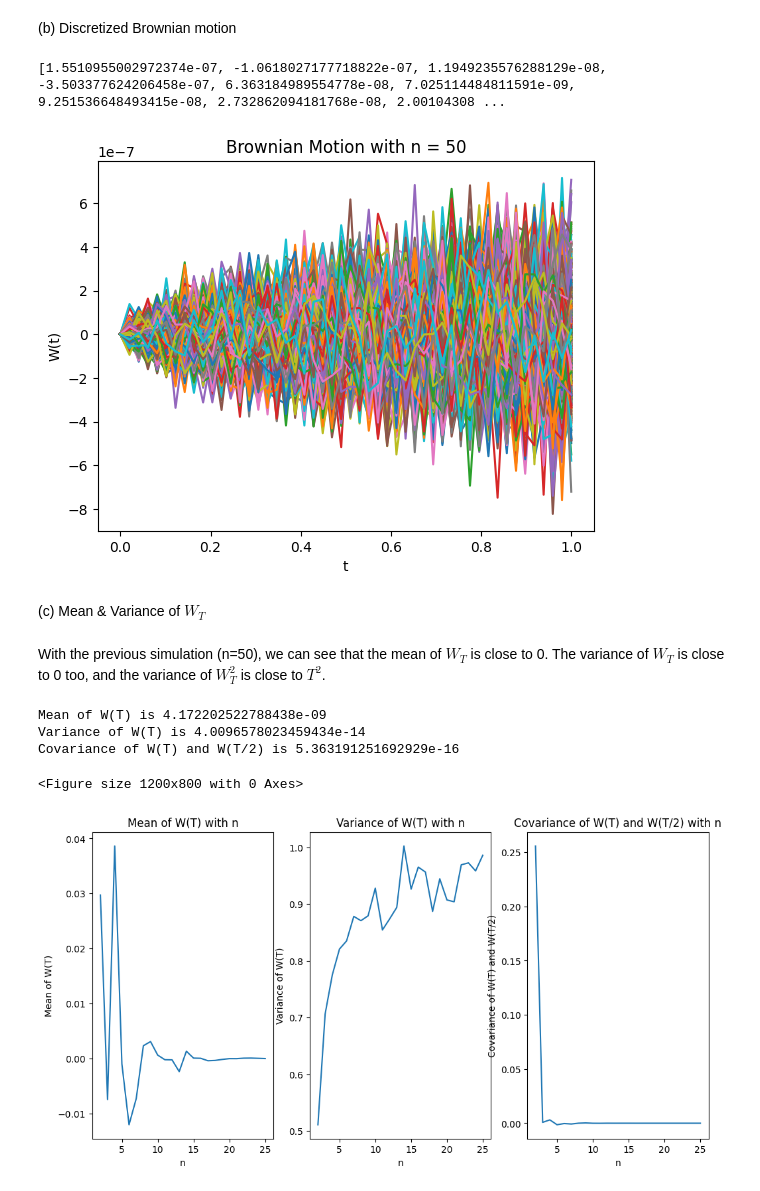
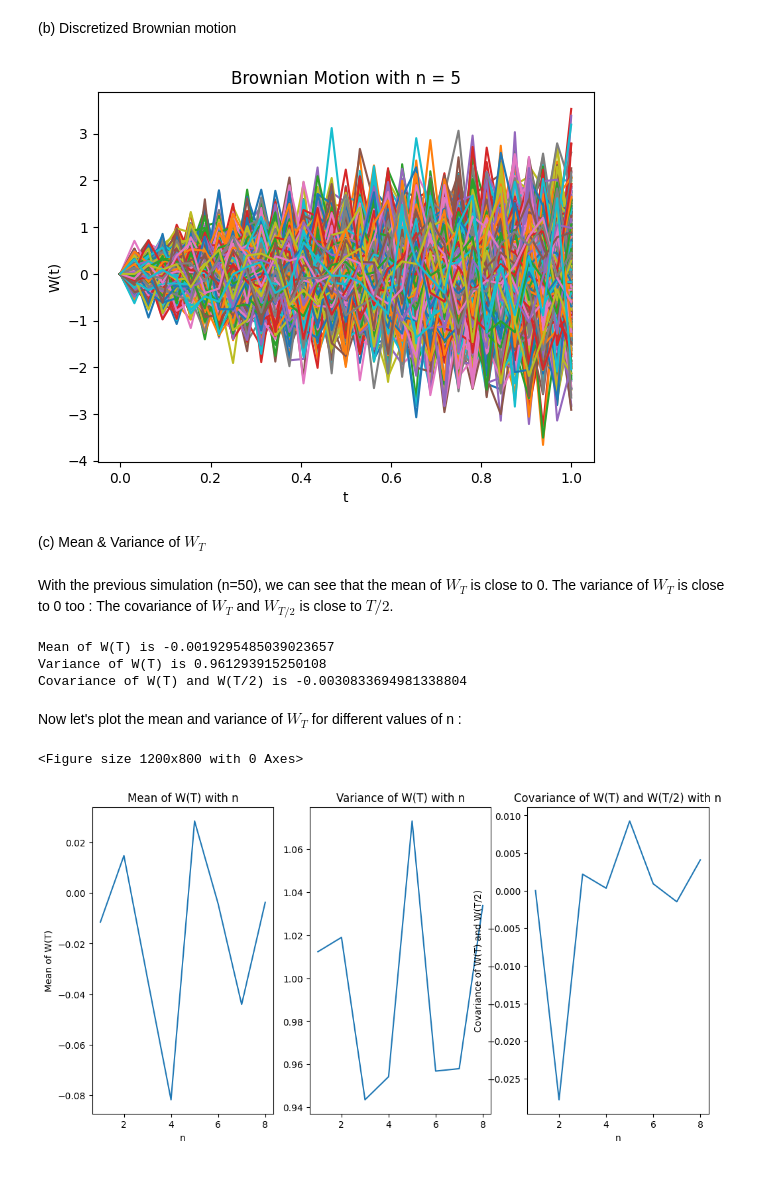
Before and after one commit to Matt-Olek/MAP552-Stochastic-models, a Jupyter notebook: CPS1.2.ipynb, the cells around one changed output. Cells and saved outputs as stored; diff of their text form; code cells hidden in the pictures.

```diff
--- a/CPS1.2.ipynb
+++ b/CPS1.2.ipynb
@@ -8,12 +8,10 @@ import numpy as np
 import matplotlib.pyplot as plt
 # %%
 T=1
-n=50
+n=5
 W0 = 0
 def delta_T(t,N):
     return t*2**(-N)
-def t(N,i)):
-    return i*delta_T(T,N)
 # %% [markdown]
 (a)
 # %% [markdown]
@@ -21,38 +19,37 @@ def t(N,i)):
 # %%
 def W(t,N,i):
     if i==0:
         return W0
     else:
         Z = np.random.normal(0,1)
         return W(t,N,i-1) + Z*np.sqrt(delta_T(t,N))
 
 def Simulation(T,n,number_simulation,plot=True):
     WT_list = []
     WT_on_2_list = []
     for i in range(number_simulation):
         Y = []
-        for j in range(n):
+        for j in range(2**n+1):
             Y.append(W(T,n,j))
         WT_on_2_list.append(Y[n//2])
         WT_list.append(Y[-1])
         if plot:
-            plt.plot(np.linspace(0,T,n),Y)
+            plt.plot(np.linspace(0,T,2**n+1),Y)
     if plot:
         plt.title('Brownian Motion with n = '+str(n))
         plt.xlabel('t')
         plt.ylabel('W(t)')
     return WT_list,WT_on_2_list
 
 WT_list_1000,WT_on_2_list_1000 = Simulation(T,n,1000)
-print(WT_list_1000)
 plt.show()
 # %% [output]
-[1.5510955002972374e-07, -1.0618027177718822e-07, 1.1949235576288129e-08, -3.503377624206458e-07, 6.363184989554778e-08, 7.025114484811591e-09, 9.251536648493415e-08, 2.732862094181768e-08, 2.00104308 ...
-[figure, old version]
+[figure, new version]
 # %% [markdown]
 (c) Mean & Variance of $W_T$
 # %% [markdown]
-With the previous simulation (n=50), we can see that the mean of $W_T$ is close to 0. The variance of $W_T$ is close to 0 too, and the variance of $W_T^2$ is close to $T^2$.
+With the previous simulation (n=50), we can see that the mean of $W_T$ is close to 0. The variance of $W_T$ is close to 0 too :
+The covariance of $W_{T}$ and $W_{T/2}$ is close to $T/2$.
 # %%
 # With the previous simulation (n=50)
 meanWT = np.mean(WT_list_1000)
@@ -62,39 +59,41 @@ print('Mean of W(T) is',meanWT)
 print('Variance of W(T) is',varWT)
 print('Covariance of W(T) and W(T/2) is',covariance)
 # %% [output]
-Mean of W(T) is 4.172202522788438e-09
-Variance of W(T) is 4.0096578023459434e-14
-Covariance of W(T) and W(T/2) is 5.363191251692929e-16
+Mean of W(T) is -0.0019295485039023657
+Variance of W(T) is 0.961293915250108
+Covariance of W(T) and W(T/2) is -0.0030833694981338804
+# %% [markdown]
+Now let's plot the mean and variance of $W_T$ for different values of n :
 # %%
-max_n = 25
+max_n = 8
 meanWT_list = []
 varWT_list = []
 covariance_list = []
 
 
 plt.figure(figsize=(12, 8))
-for i in range (2,max_n+1):
+for i in range (1,max_n+1):
     WT_list_out,WT_on_2_list_out = Simulation(T,i,1000,False)
     meanWT = np.mean(WT_list_out)
     varWT = np.var(WT_list_out)
     covariance = np.cov(WT_list_out,WT_on_2_list_out)[0][1]
     meanWT_list.append(meanWT)
-    varWT_list.append(varWT/(i*delta_T(T,i)))
+    varWT_list.append(varWT)
     covariance_list.append(covariance)
 
 plt.figure(figsize=(12,6))
 plt.subplot(1,3,1)
-plt.plot(np.linspace(2,max_n,max_n-1),meanWT_list)
+plt.plot(np.linspace(1,max_n,max_n),meanWT_list)
 plt.title('Mean of W(T) with n')
 plt.xlabel('n')
 plt.ylabel('Mean of W(T)')
 
 plt.subplot(1,3,2)
-plt.plot(np.linspace(2,max_n,max_n-1),varWT_list)
+plt.plot(np.linspace(1,max_n,max_n),varWT_list)
 plt.title('Variance of W(T) with n')
 
 plt.subplot(1,3,3)
-plt.plot(np.linspace(2,max_n,max_n-1),covariance_list)
+plt.plot(np.linspace(1,max_n,max_n),covariance_list)
 plt.title('Covariance of W(T) and W(T/2) with n')
 plt.xlabel('n')
 plt.ylabel('Covariance of W(T) and W(T/2)')
@@ -102,4 +101,4 @@ plt.ylabel('Covariance of W(T) and W(T/2)')
 plt.show()
 # %% [output]
 <Figure size 1200x800 with 0 Axes>
-[figure, old version]
+[figure, new version]
```
Also changed, not shown: parts of 1 cell of this notebook, 1 other file.
